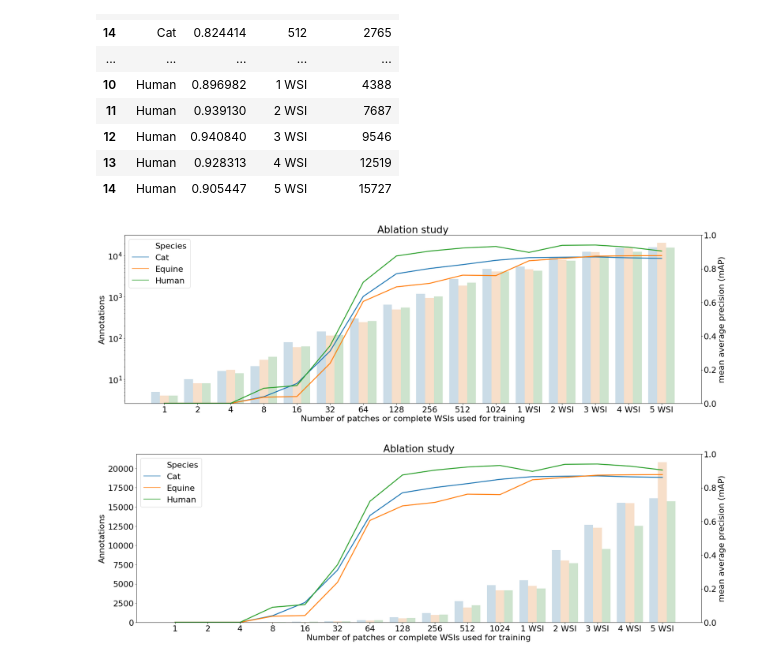
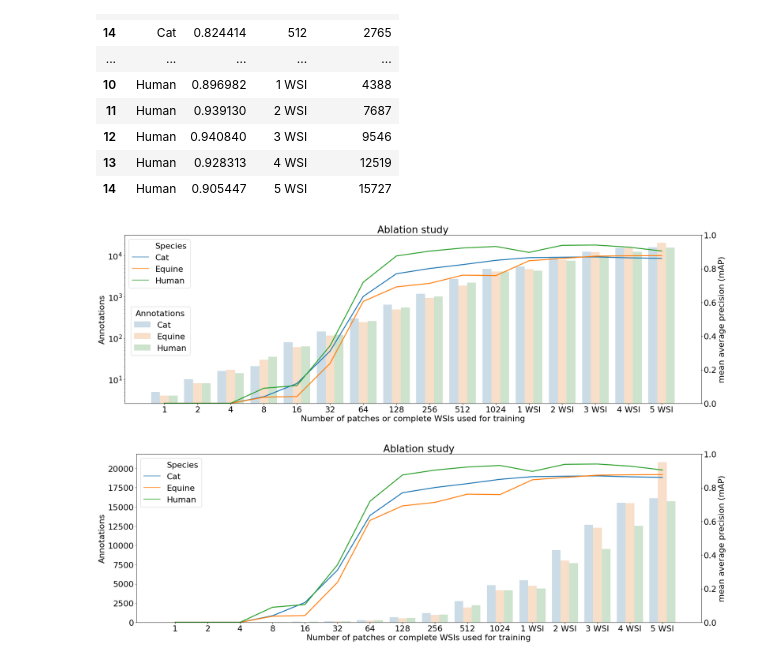
Before and after one commit to ChristianMarzahl/EIPH_WSI, a Jupyter notebook: SDATA/Statistics/AblationStudy/AblationStudy.ipynb, the cells around one changed output. Drawn from its saved outputs; the diff is of its cells as text; code cells hidden in the pictures.

Commit message:
Some final annotations

```diff
--- a/SDATA/Statistics/AblationStudy/AblationStudy.ipynb
+++ b/SDATA/Statistics/AblationStudy/AblationStudy.ipynb
@@ -261,24 +261,26 @@ combined
 # %%
 f, (ax1) = plt.subplots(1, 1, figsize=(24, 8), sharex=True) #, ax2, ax3
 
 
 sns.barplot(data=combined, x="Patches", y="Annotations",  ax=ax1, hue="Species", alpha=0.25) #  ax=ax1
 ax1.set(yscale="log")
-ax1.get_legend().remove()
+ax1.legend(bbox_to_anchor=(0.12,0.6), title="Annotations") #loc=l,
+#ax1.get_legend().remove()
 ax1.set_xlabel('Number of patches or complete WSIs used for training')
 
 ax2 = ax1.twinx()
 
 sns.lineplot(data=combined, x="Patches", y="Score", ax=ax2, hue="Species", sort = False, linewidth=2.5) #, sort = False
 ax2.set(ylim=(0, 1))
 ax2.set_title('Ablation study')
 ax2.set_ylabel('mean average precision (mAP)')
+#ax2.legend(bbox_to_anchor=(0.12,1), title="mAP")
 
 
 plt.tight_layout()
-plt.savefig('AblationStudy.pdf')
+plt.savefig('AblationStudy_log.pdf')
 # %% [output]
-[figure, old version]
+[figure, new version]
 # %%
 f, (ax1) = plt.subplots(1, 1, figsize=(24, 8), sharex=True) #, ax2, ax3
 
```
Also changed, not shown: 9 other files.
